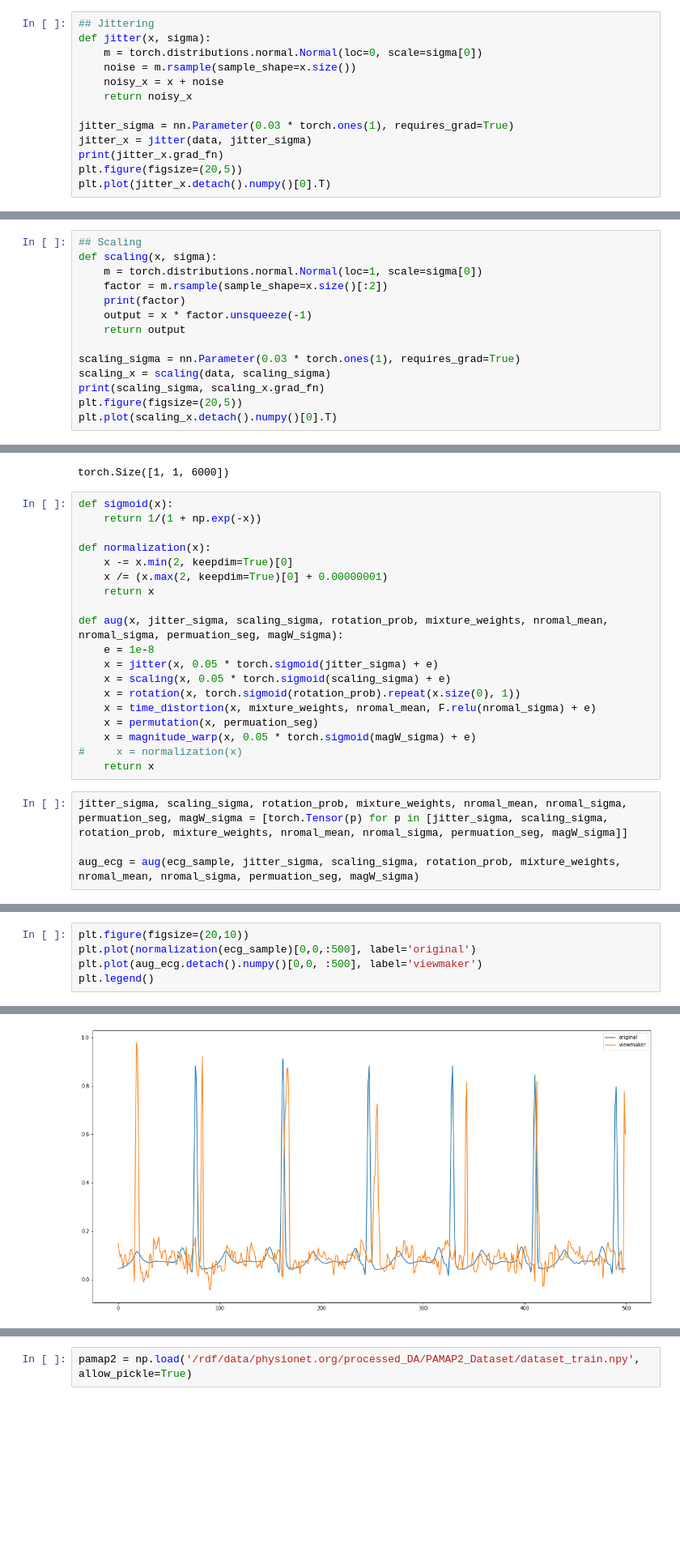
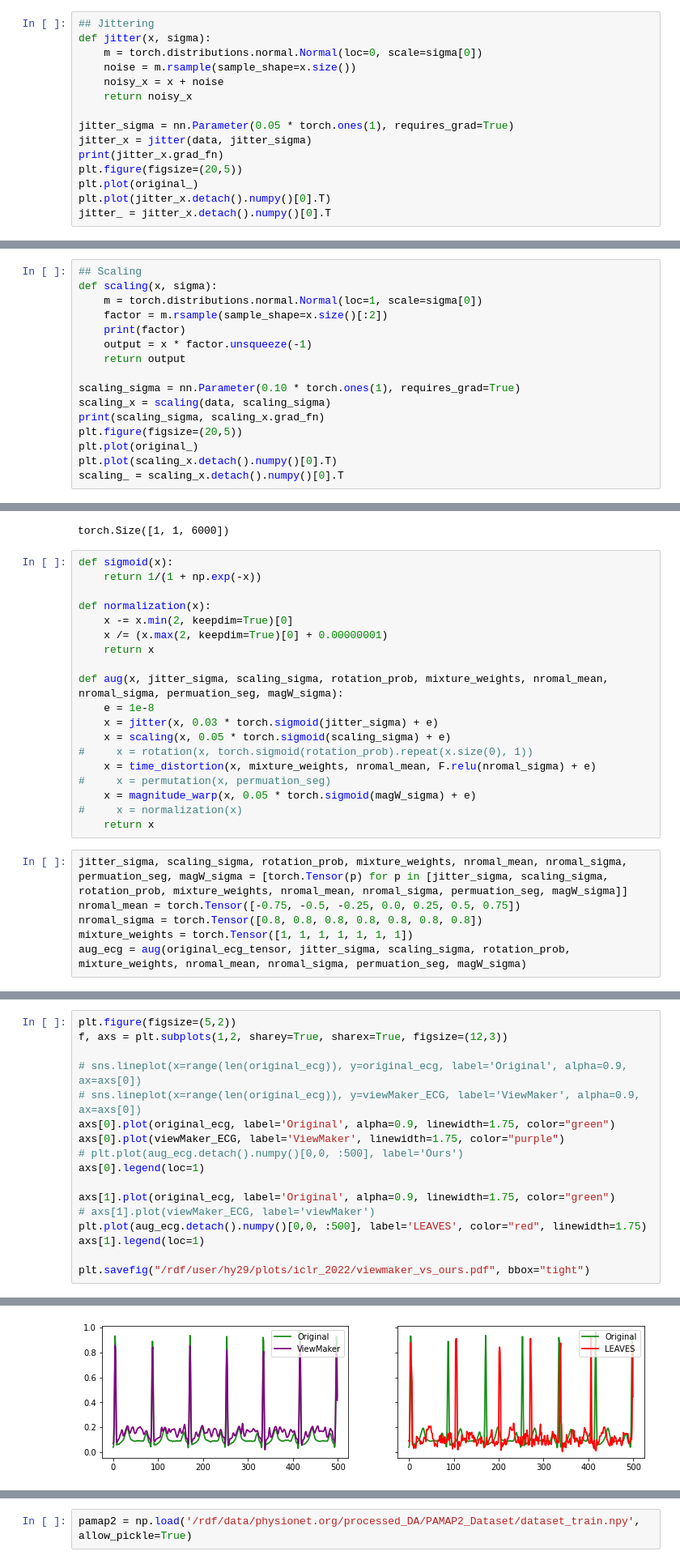
Before and after one commit to comp-well-org/LEAVES, a Jupyter notebook: torch_data_augmentation.ipynb, the cells around one changed output, grey strips where cells are left out. Shown at 81% size. Drawn from its saved outputs; the diff is of its cells as text; blank space fills up the shorter version.

```diff
--- a/torch_data_augmentation.ipynb
+++ b/torch_data_augmentation.ipynb
@@ -114,10 +101,12 @@ def jitter(x, sigma):
     noisy_x = x + noise
     return noisy_x
 
-jitter_sigma = nn.Parameter(0.03 * torch.ones(1), requires_grad=True)
+jitter_sigma = nn.Parameter(0.05 * torch.ones(1), requires_grad=True)
 jitter_x = jitter(data, jitter_sigma)
 print(jitter_x.grad_fn)
 plt.figure(figsize=(20,5))
+plt.plot(original_)
 plt.plot(jitter_x.detach().numpy()[0].T)
+jitter_ = jitter_x.detach().numpy()[0].T
 # %% [output]
 <AddBackward0 object at 0x...>
@@ -143,9 +120,11 @@ def scaling(x, sigma):
     output = x * factor.unsqueeze(-1)
     return output
 
-scaling_sigma = nn.Parameter(0.03 * torch.ones(1), requires_grad=True)
+scaling_sigma = nn.Parameter(0.10 * torch.ones(1), requires_grad=True)
 scaling_x = scaling(data, scaling_sigma)
 print(scaling_sigma, scaling_x.grad_fn)
 plt.figure(figsize=(20,5))
+plt.plot(original_)
 plt.plot(scaling_x.detach().numpy()[0].T)
+scaling_ = scaling_x.detach().numpy()[0].T
 # %% [output]
@@ -504,16 +568,18 @@ def normalization(x):
 
 def aug(x, jitter_sigma, scaling_sigma, rotation_prob, mixture_weights, nromal_mean, nromal_sigma, permuation_seg, magW_sigma):
     e = 1e-8
-    x = jitter(x, 0.05 * torch.sigmoid(jitter_sigma) + e)
+    x = jitter(x, 0.03 * torch.sigmoid(jitter_sigma) + e)
     x = scaling(x, 0.05 * torch.sigmoid(scaling_sigma) + e)
-    x = rotation(x, torch.sigmoid(rotation_prob).repeat(x.size(0), 1))
+#     x = rotation(x, torch.sigmoid(rotation_prob).repeat(x.size(0), 1))
     x = time_distortion(x, mixture_weights, nromal_mean, F.relu(nromal_sigma) + e)
-    x = permutation(x, permuation_seg)
+#     x = permutation(x, permuation_seg)
     x = magnitude_warp(x, 0.05 * torch.sigmoid(magW_sigma) + e)
 #     x = normalization(x)
     return x
 # %%
 jitter_sigma, scaling_sigma, rotation_prob, mixture_weights, nromal_mean, nromal_sigma, permuation_seg, magW_sigma = [torch.Tensor(p) for p in [jitter_sigma, scaling_sigma, rotation_prob, mixture_weights, nromal_mean, nromal_sigma, permuation_seg, magW_sigma]]
-
-aug_ecg = aug(ecg_sample, jitter_sigma, scaling_sigma, rotation_prob, mixture_weights, nromal_mean, nromal_sigma, permuation_seg, magW_sigma)
+nromal_mean = torch.Tensor([-0.75, -0.5, -0.25, 0.0, 0.25, 0.5, 0.75])
+nromal_sigma = torch.Tensor([0.8, 0.8, 0.8, 0.8, 0.8, 0.8, 0.8])
+mixture_weights = torch.Tensor([1, 1, 1, 1, 1, 1, 1])
+aug_ecg = aug(original_ecg_tensor, jitter_sigma, scaling_sigma, rotation_prob, mixture_weights, nromal_mean, nromal_sigma, permuation_seg, magW_sigma)
 # %% [output]
@@ -525,6 +589,18 @@ tensor([0.3103, 0.3150, 0.2992, 0.6423, 0.9142])
 # %%
-plt.figure(figsize=(20,10))
-plt.plot(normalization(ecg_sample)[0,0,:500], label='original')
-plt.plot(aug_ecg.detach().numpy()[0,0, :500], label='viewmaker')
-plt.legend()
+plt.figure(figsize=(5,2))
+f, axs = plt.subplots(1,2, sharey=True, sharex=True, figsize=(12,3))
+
+# sns.lineplot(x=range(len(original_ecg)), y=original_ecg, label='Original', alpha=0.9, ax=axs[0])
+# sns.lineplot(x=range(len(original_ecg)), y=viewMaker_ECG, label='ViewMaker', alpha=0.9, ax=axs[0])
+axs[0].plot(original_ecg, label='Original', alpha=0.9, linewidth=1.75, color="green")
+axs[0].plot(viewMaker_ECG, label='ViewMaker', linewidth=1.75, color="purple")
+# plt.plot(aug_ecg.detach().numpy()[0,0, :500], label='Ours')
+axs[0].legend(loc=1)
+
+axs[1].plot(original_ecg, label='Original', alpha=0.9, linewidth=1.75, color="green")
+# axs[1].plot(viewMaker_ECG, label='viewMaker')
+plt.plot(aug_ecg.detach().numpy()[0,0, :500], label='LEAVES', color="red", linewidth=1.75)
+axs[1].legend(loc=1)
+
+plt.savefig("/rdf/user/hy29/plots/iclr_2022/viewmaker_vs_ours.pdf", bbox="tight")
 # %% [output]
@@ -532,2 +608,2 @@ plt.legend()
-[figure, old version]
+[figure, new version]
 # %%
```
Also changed, not shown: parts of 37 cells of this notebook, 6 other files.
